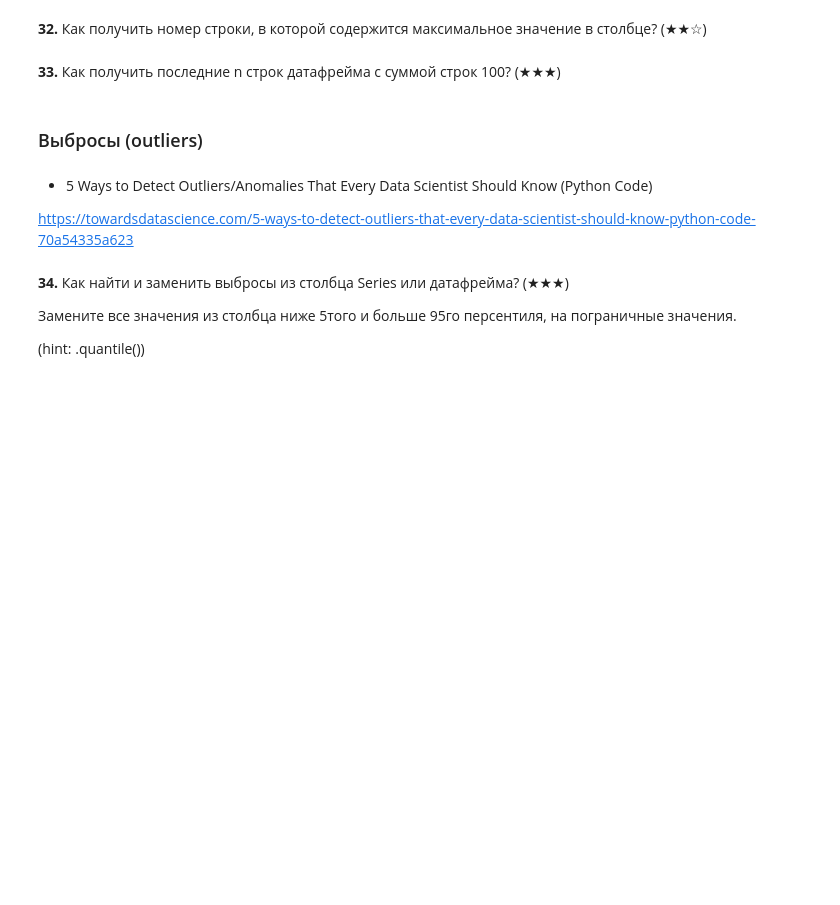
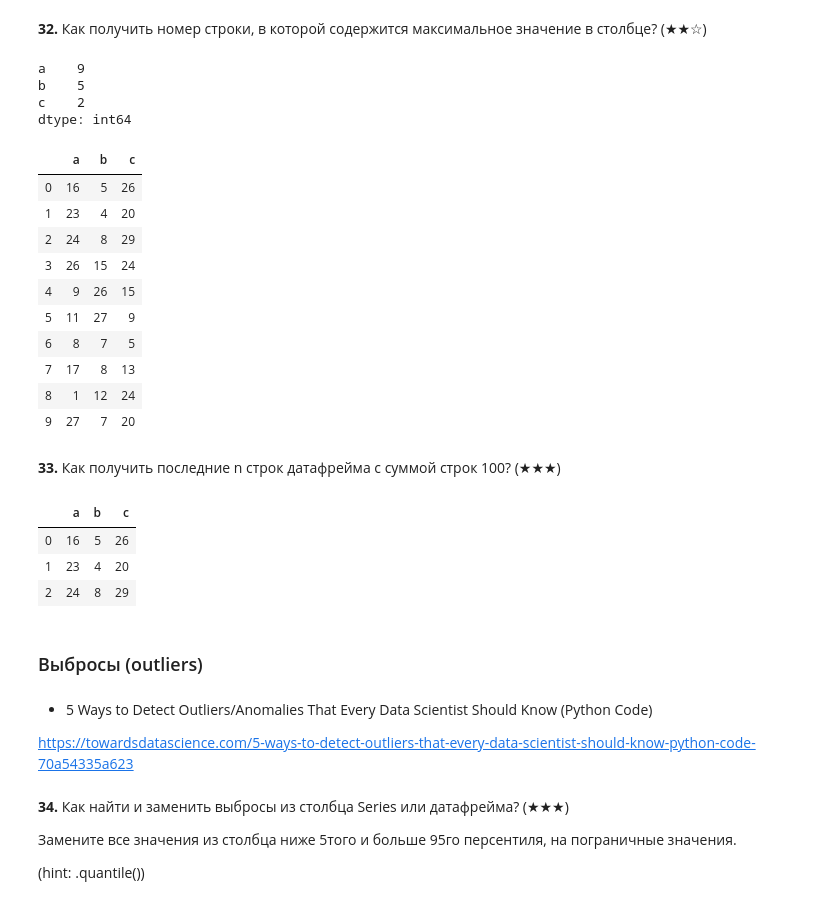
Before and after one commit to sarvensis/spython, a Jupyter notebook: semesterNo2/Homework1ML.ipynb, the cells around one changed output. Drawn from its saved outputs; the diff is of its cells as text; code cells hidden in the pictures; blank space fills up the shorter version.

```diff
--- a/semesterNo2/Homework1ML.ipynb
+++ b/semesterNo2/Homework1ML.ipynb
@@ -610,11 +678,43 @@ df = pd.read_csv('https://raw.githubusercontent.com/selva86/datasets/master/Cars
 # %% [markdown]
 **32\.** Как получить номер строки, в которой содержится максимальное значение в столбце? (★★☆)
 # %%
+np.random.seed(7)
 df = pd.DataFrame(np.random.randint(1, 30, 30).reshape(10,-1), columns=list('abc'))
 
 #your code
+pd.set_option('display.max_rows', None)
+pd.set_option('max_columns', None)
+
+print(df.idxmax(axis="rows"))
+df
+# %% [output]
+a    9
+b    5
+c    2
+dtype: int64
+|  | a | b | c |
+| 0 | 16 | 5 | 26 |
+| 1 | 23 | 4 | 20 |
+| 2 | 24 | 8 | 29 |
+| 3 | 26 | 15 | 24 |
+| 4 | 9 | 26 | 15 |
+| 5 | 11 | 27 | 9 |
+| 6 | 8 | 7 | 5 |
+| 7 | 17 | 8 | 13 |
+| 8 | 1 | 12 | 24 |
+| 9 | 27 | 7 | 20 |
 # %% [markdown]
 **33\.** Как получить последние n строк датафрейма с суммой строк 100?  (★★★)
+# %%
+# Формулировка задания не четкая.
+n = 33
+part = len(df)*(n/100)
+df.head(int(part))
+# %% [output]
+|  | a | b | c |
+| 0 | 16 | 5 | 26 |
+| 1 | 23 | 4 | 20 |
+| 2 | 24 | 8 | 29 |
 # %% [markdown]
 ### Выбросы (оutliers)
 # %% [markdown]
```
Also changed, not shown: parts of 6 cells of this notebook.
